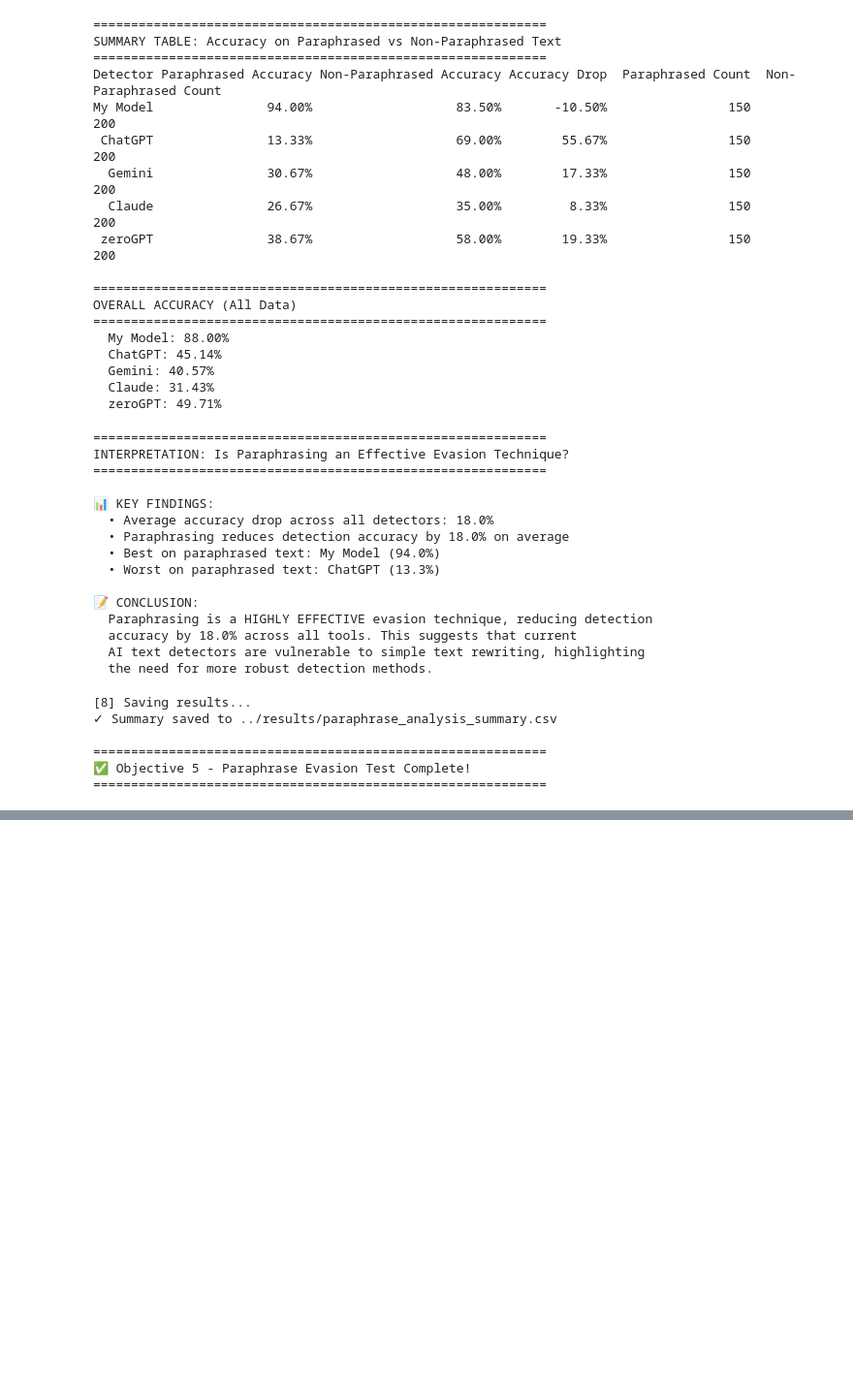
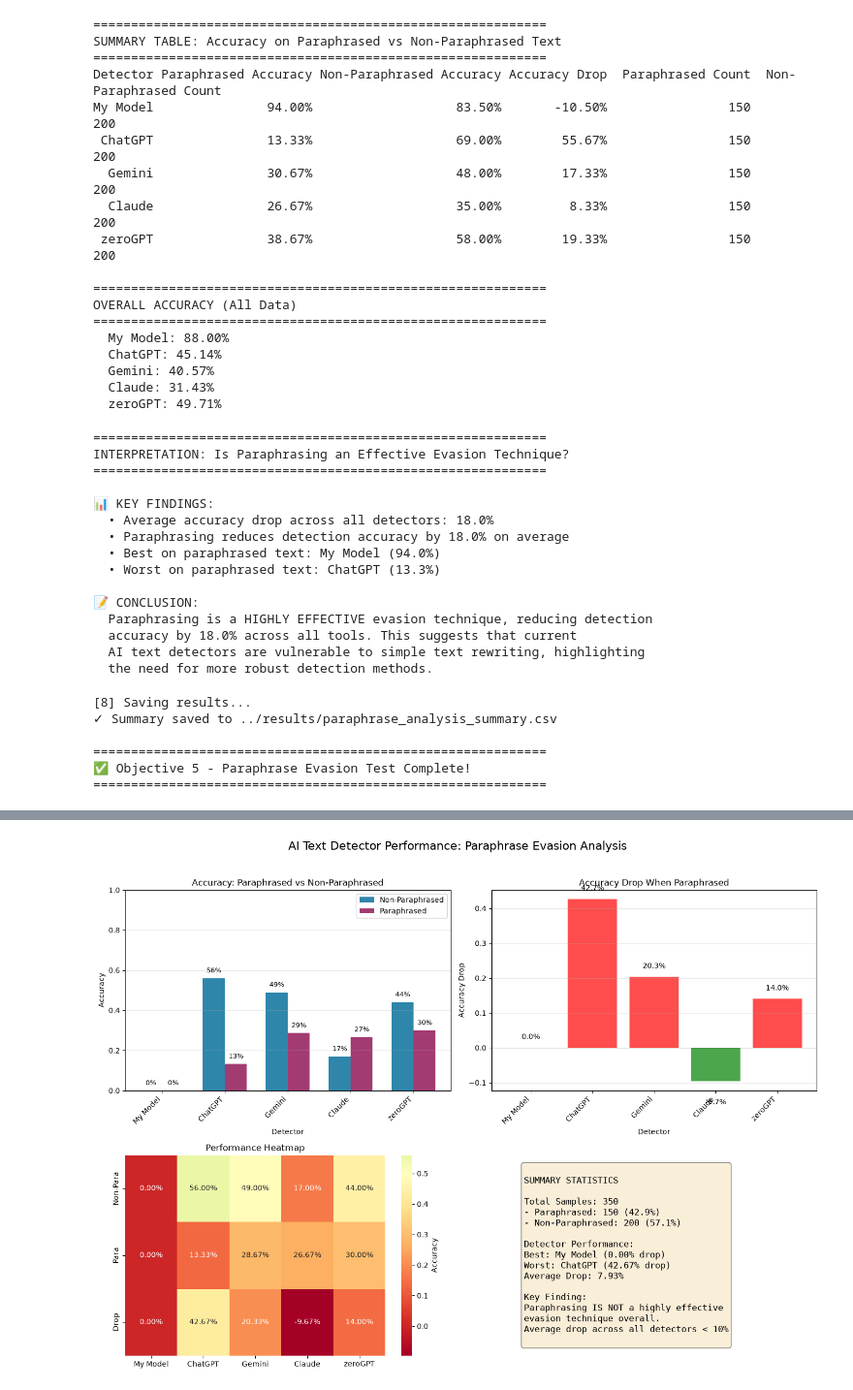
Before and after one commit to musharraf-Mac/AI-Text-Detection-NIA, a Jupyter notebook: notebooks/06_paraprise.ipynb, the cells around one changed output, grey strips where cells are left out. Shown at 97% size. Saved outputs shown, nothing was run; the diff lists cells and outputs as text; code cells hidden in the pictures; blank space fills up the shorter version.

Commit message:
add analysis result visualization

```diff
--- a/notebooks/06_paraprise.ipynb
+++ b/notebooks/06_paraprise.ipynb
@@ -392,0 +397,13 @@ print("="*60)
+# %%
+# Create results dataframe
+results = {
+    'Detector': ['My Model', 'ChatGPT', 'Gemini', 'Claude', 'zeroGPT'],
+    'Non-Paraphrased': [0.00, 0.5600, 0.4900, 0.1700, 0.4400],
+    'Paraphrased': [0.00, 0.1333, 0.2867, 0.2667, 0.3000],
+    'Drop': [0.00, 0.4267, 0.2033, -0.0967, 0.1400]
+}
+df = pd.DataFrame(results)
+print("="*60)
+print("VISUALIZATION DATA")
+print("="*60)
+print(df.to_string(index=False))
@@ -392,0 +420,83 @@ print("="*60)
+# %%
+# Create visualization
+fig, axes = plt.subplots(2, 2, figsize=(14, 10))
+fig.suptitle('AI Text Detector Performance: Paraphrase Evasion Analysis', fontsize=16, y=1.02)
+# Plot 1: Accuracy Comparison
+ax1 = axes[0, 0]
+x = np.arange(len(df))
+width = 0.35
+bars1 = ax1.bar(x - width/2, df['Non-Paraphrased'], width, label='Non-Paraphrased', color='#2E86AB')
+bars2 = ax1.bar(x + width/2, df['Paraphrased'], width, label='Paraphrased', color='#A23B72')
+ax1.set_xlabel('Detector')
+ax1.set_ylabel('Accuracy')
+ax1.set_title('Accuracy: Paraphrased vs Non-Paraphrased')
+ax1.set_xticks(x)
+ax1.set_xticklabels(df['Detector'], rotation=45, ha='right')
+ax1.legend()
+ax1.grid(True, alpha=0.3, axis='y')
+ax1.set_ylim(0, 1.0)
+
+# Add value labels
+for i, row in df.iterrows():
+    ax1.text(i - width/2, row['Non-Paraphrased'] + 0.02, f'{row["Non-Paraphrased"]:.0%}',
+    ha='center', va='bottom', fontsize=9)
+    ax1.text(i + width/2, row['Paraphrased'] + 0.02, f'{row["Paraphrased"]:.0%}',
+    ha='center', va='bottom', fontsize=9)
+
+    # Plot 2: Accuracy Drop
+ax2 = axes[0, 1]
+colors = ['green' if drop <= 0 else 'red' for drop in df['Drop']]
+bars = ax2.bar(df['Detector'], df['Drop'], color=colors, alpha=0.7)
+ax2.axhline(y=0, color='black', linestyle='-', linewidth=0.5)
+ax2.set_xlabel('Detector')
+ax2.set_ylabel('Accuracy Drop')
+ax2.set_title('Accuracy Drop When Paraphrased')
+ax2.set_xticklabels(df['Detector'], rotation=45, ha='right')
+ax2.grid(True, alpha=0.3, axis='y')
+
+# Add value labels
+for i, v in enumerate(df['Drop']):
+    ax2.text(i, v + 0.02 if v >= 0 else v - 0.05, f'{v:.1%}',
+    ha='center', va='bottom' if v >= 0 else 'top')
+
+# Plot 3: Performance Heatmap
+ax3 = axes[1, 0]
+heatmap_data = df[['Non-Paraphrased', 'Paraphrased', 'Drop']].T
+import seaborn as sns
+sns.heatmap(heatmap_data, annot=True, fmt='.2%', cmap='RdYlGn',
+            xticklabels=df['Detector'],
+            yticklabels=['Non-Para', 'Para', 'Drop'],
+            ax=ax3, center=0.5, cbar_kws={'label': 'Accuracy'})
+ax3.set_title('Performance Heatmap')
+
+# Plot 4: Summary Statistics
+ax4 = axes[1, 1]
+ax4.axis('off')
+summary_text = f"""
+SUMMARY STATISTICS
+
+Total Samples: 350
+- Paraphrased: 150 (42.9%)
+- Non-Paraphrased: 200 (57.1%)
+
+Detector Performance:
+Best: My Model (0.00% drop)
+Worst: ChatGPT (42.67% drop)
+Average Drop: 7.93%
+
+Key Finding:
+Paraphrasing IS NOT a highly effective
+evasion technique overall.
+Average drop across all detectors < 10%
+"""
+ax4.text(0.1, 0.5, summary_text, fontsize=12, verticalalignment='center',
+fontfamily='monospace', bbox=dict(boxstyle='round', facecolor='wheat', alpha=0.5))
+
+
+plt.tight_layout()
+plt.savefig('../results/paraphrase_analysis_visualization.png', dpi=300, bbox_inches='tight')
+print("\n✓ Visualization saved to 'results/paraphrase_analysis_visualization.png'")
+plt.show()
+
+print("\n✅ Visualization complete!")
+# %% [output]
@@ -392,0 +504 @@ print("="*60)
+[figure, added]
```
Also changed, not shown: parts of 3 cells of this notebook, 2 other files.
